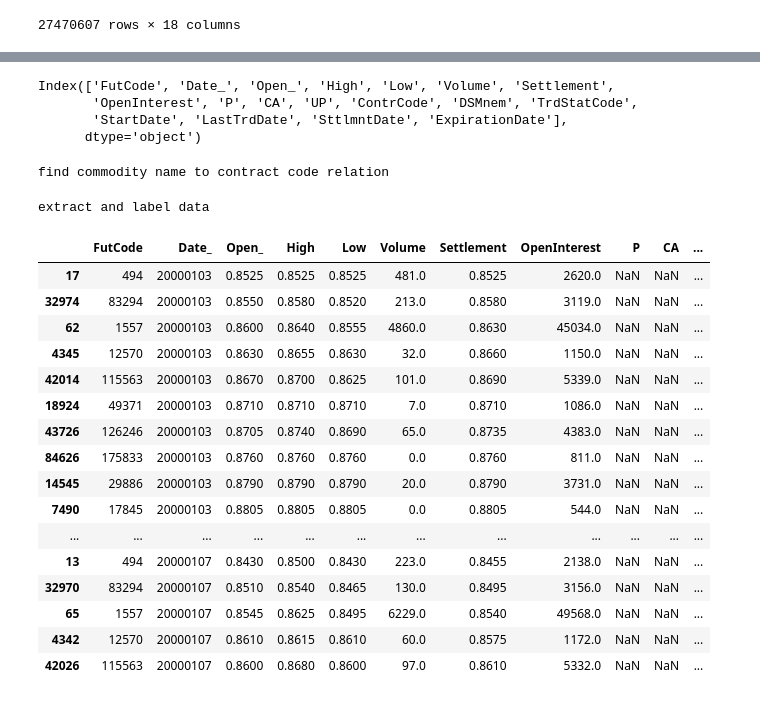
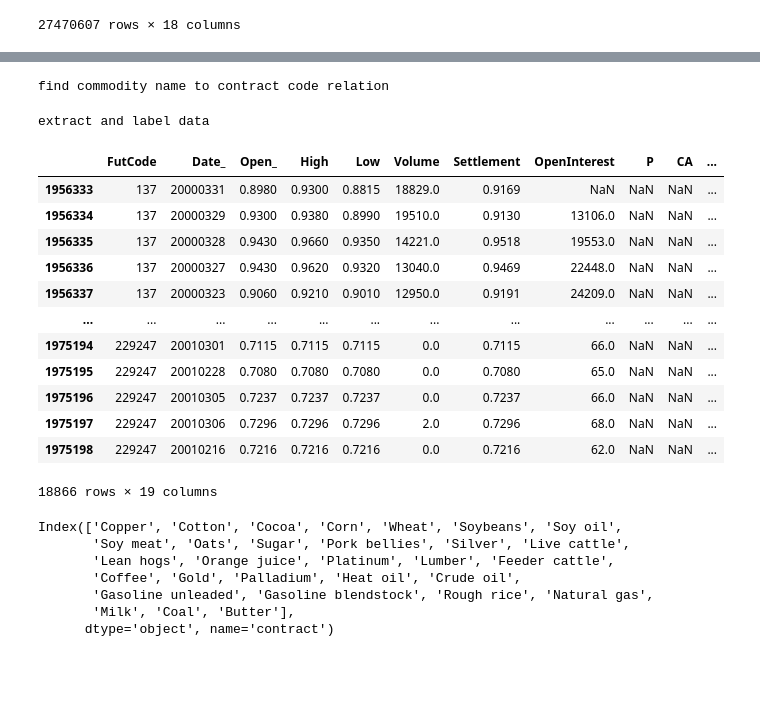
Before and after one commit to quantnoob/TSA_trading_strategy, a Jupyter notebook: data_processing.ipynb, the cells around one changed output, grey strips where cells are left out. Saved outputs shown, nothing was run; the diff lists cells and outputs as text; code cells hidden in the pictures; blank space fills up the shorter version.

```diff
--- a/data_processing.ipynb
+++ b/data_processing.ipynb
@@ -112,13 +129,6 @@ def extract_and_label_data(data, example_dictionary):
         temp_data_lst.append(_temp_data)
     data_selected = pd.concat(temp_data_lst, axis=0, ignore_index=True)
     return data_selected
-# %%
-data.columns
-# %% [output]
-Index(['FutCode', 'Date_', 'Open_', 'High', 'Low', 'Volume', 'Settlement',
-       'OpenInterest', 'P', 'CA', 'UP', 'ContrCode', 'DSMnem', 'TrdStatCode',
-       'StartDate', 'LastTrdDate', 'SttlmntDate', 'ExpirationDate'],
-      dtype='object')
 # %%
 data_selected = extract_and_label_data(data, example_dictionary)
 # %% [output]
@@ -131,20 +137,3 @@ copper = data_selected[data_selected['Commodity_Type']=='Copper']
-# %%
-copper.sort_values(['Date_','LastTrdDate']).head(100)
-# %% [output]
-|  | FutCode | Date_ | Open_ | High | Low | Volume | Settlement | OpenInterest | P | CA | ... |
-| 17 | 494 | 20000103 | 0.8525 | 0.8525 | 0.8525 | 481.0 | 0.8525 | 2620.0 | NaN | NaN | ... |
-| 32974 | 83294 | 20000103 | 0.8550 | 0.8580 | 0.8520 | 213.0 | 0.8580 | 3119.0 | NaN | NaN | ... |
-| 62 | 1557 | 20000103 | 0.8600 | 0.8640 | 0.8555 | 4860.0 | 0.8630 | 45034.0 | NaN | NaN | ... |
-| 4345 | 12570 | 20000103 | 0.8630 | 0.8655 | 0.8630 | 32.0 | 0.8660 | 1150.0 | NaN | NaN | ... |
-| 42014 | 115563 | 20000103 | 0.8670 | 0.8700 | 0.8625 | 101.0 | 0.8690 | 5339.0 | NaN | NaN | ... |
-| 18924 | 49371 | 20000103 | 0.8710 | 0.8710 | 0.8710 | 7.0 | 0.8710 | 1086.0 | NaN | NaN | ... |
-| 43726 | 126246 | 20000103 | 0.8705 | 0.8740 | 0.8690 | 65.0 | 0.8735 | 4383.0 | NaN | NaN | ... |
-| 84626 | 175833 | 20000103 | 0.8760 | 0.8760 | 0.8760 | 0.0 | 0.8760 | 811.0 | NaN | NaN | ... |
-| 14545 | 29886 | 20000103 | 0.8790 | 0.8790 | 0.8790 | 20.0 | 0.8790 | 3731.0 | NaN | NaN | ... |
-| 7490 | 17845 | 20000103 | 0.8805 | 0.8805 | 0.8805 | 0.0 | 0.8805 | 544.0 | NaN | NaN | ... |
-| ... | ... | ... | ... | ... | ... | ... | ... | ... | ... | ... | ... |
-| 13 | 494 | 20000107 | 0.8430 | 0.8500 | 0.8430 | 223.0 | 0.8455 | 2138.0 | NaN | NaN | ... |
-| 32970 | 83294 | 20000107 | 0.8510 | 0.8540 | 0.8465 | 130.0 | 0.8495 | 3156.0 | NaN | NaN | ... |
-| 65 | 1557 | 20000107 | 0.8545 | 0.8625 | 0.8495 | 6229.0 | 0.8540 | 49568.0 | NaN | NaN | ... |
-| 4342 | 12570 | 20000107 | 0.8610 | 0.8615 | 0.8610 | 60.0 | 0.8575 | 1172.0 | NaN | NaN | ... |
-| 42026 | 115563 | 20000107 | 0.8600 | 0.8680 | 0.8600 | 97.0 | 0.8610 | 5332.0 | NaN | NaN | ... |
+# %%
+#data_selected.to_pickle('./data_selected_from2000.pkl')
+data_selected = pd.read_pickle('./data_selected_from2000.pkl')
@@ -150,0 +177,16 @@ copper.sort_values(['Date_','LastTrdDate']).head(100)
+# %%
+data_selected[data_selected['Commodity_Type']=='Gasoline unleaded']
+# %% [output]
+|  | FutCode | Date_ | Open_ | High | Low | Volume | Settlement | OpenInterest | P | CA | ... |
+| 1956333 | 137 | 20000331 | 0.8980 | 0.9300 | 0.8815 | 18829.0 | 0.9169 | NaN | NaN | NaN | ... |
+| 1956334 | 137 | 20000329 | 0.9300 | 0.9380 | 0.8990 | 19510.0 | 0.9130 | 13106.0 | NaN | NaN | ... |
+| 1956335 | 137 | 20000328 | 0.9430 | 0.9660 | 0.9350 | 14221.0 | 0.9518 | 19553.0 | NaN | NaN | ... |
+| 1956336 | 137 | 20000327 | 0.9430 | 0.9620 | 0.9320 | 13040.0 | 0.9469 | 22448.0 | NaN | NaN | ... |
+| 1956337 | 137 | 20000323 | 0.9060 | 0.9210 | 0.9010 | 12950.0 | 0.9191 | 24209.0 | NaN | NaN | ... |
+| ... | ... | ... | ... | ... | ... | ... | ... | ... | ... | ... | ... |
+| 1975194 | 229247 | 20010301 | 0.7115 | 0.7115 | 0.7115 | 0.0 | 0.7115 | 66.0 | NaN | NaN | ... |
+| 1975195 | 229247 | 20010228 | 0.7080 | 0.7080 | 0.7080 | 0.0 | 0.7080 | 65.0 | NaN | NaN | ... |
+| 1975196 | 229247 | 20010305 | 0.7237 | 0.7237 | 0.7237 | 0.0 | 0.7237 | 66.0 | NaN | NaN | ... |
+| 1975197 | 229247 | 20010306 | 0.7296 | 0.7296 | 0.7296 | 2.0 | 0.7296 | 68.0 | NaN | NaN | ... |
+| 1975198 | 229247 | 20010216 | 0.7216 | 0.7216 | 0.7216 | 0.0 | 0.7216 | 62.0 | NaN | NaN | ... |
+18866 rows × 19 columns
@@ -150,0 +196,10 @@ copper.sort_values(['Date_','LastTrdDate']).head(100)
+# %%
+contract_price.index.get_level_values(0).unique()
+# %% [output]
+Index(['Copper', 'Cotton', 'Cocoa', 'Corn', 'Wheat', 'Soybeans', 'Soy oil',
+       'Soy meat', 'Oats', 'Sugar', 'Pork bellies', 'Silver', 'Live cattle',
+       'Lean hogs', 'Orange juice', 'Platinum', 'Lumber', 'Feeder cattle',
+       'Coffee', 'Gold', 'Palladium', 'Heat oil', 'Crude oil',
+       'Gasoline unleaded', 'Gasoline blendstock', 'Rough rice', 'Natural gas',
+       'Milk', 'Coal', 'Butter'],
+      dtype='object', name='contract')
```
Also changed, not shown: parts of 11 cells of this notebook.
